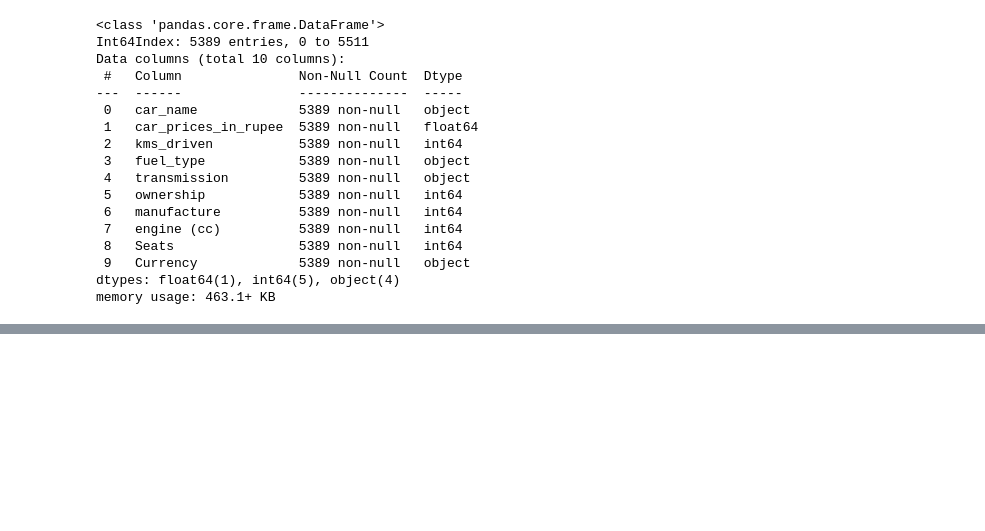
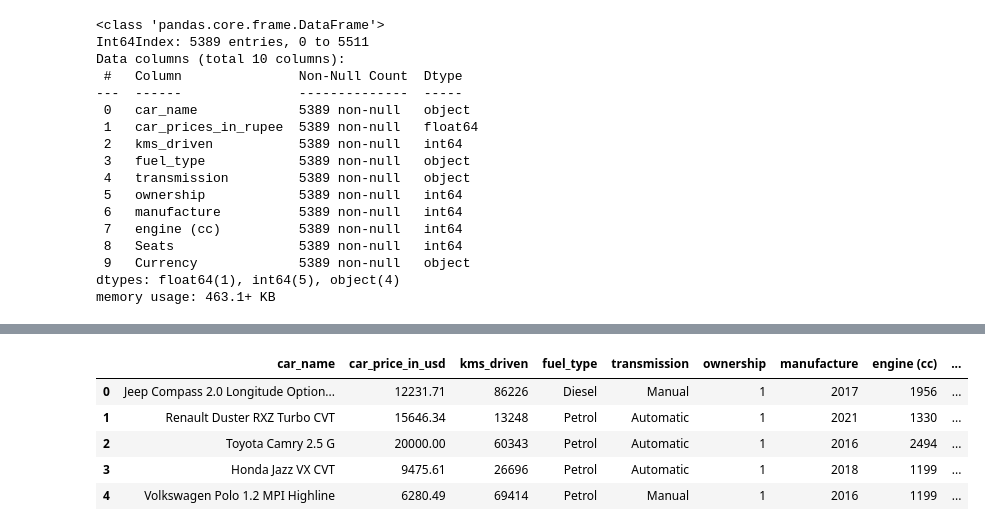
Before and after one commit to CenzOh/Python_Data_Science, a Jupyter notebook: Week-13-Presentations/Neural_Network/Neural_Network.ipynb, the cells around one changed output, grey strips where cells are left out. Drawn from its saved outputs; the diff is of its cells as text; code cells hidden in the pictures; blank space fills up the shorter version.

```diff
--- a/Week-13-Presentations/Neural_Network/Neural_Network.ipynb
+++ b/Week-13-Presentations/Neural_Network/Neural_Network.ipynb
@@ -266,0 +280,15 @@ df
+# %%
+# lets also remove the extra decimal places in car price, lets make it 12231.70
+df['car_price_in_usd'] = df['car_price_in_usd'].round(decimals = 2)
+
+#
+# df['car_price_in_usd'] = round(df['car_price_in_usd'], 2)
+
+df.head()
+# %% [output]
+|  | car_name | car_price_in_usd | kms_driven | fuel_type | transmission | ownership | manufacture | engine (cc) | ... |
+| 0 | Jeep Compass 2.0 Longitude Option... | 12231.71 | 86226 | Diesel | Manual | 1 | 2017 | 1956 | ... |
+| 1 | Renault Duster RXZ Turbo CVT | 15646.34 | 13248 | Petrol | Automatic | 1 | 2021 | 1330 | ... |
+| 2 | Toyota Camry 2.5 G | 20000.00 | 60343 | Petrol | Automatic | 1 | 2016 | 2494 | ... |
+| 3 | Honda Jazz VX CVT | 9475.61 | 26696 | Petrol | Automatic | 1 | 2018 | 1199 | ... |
+| 4 | Volkswagen Polo 1.2 MPI Highline | 6280.49 | 69414 | Petrol | Manual | 1 | 2016 | 1199 | ... |
```
Also changed, not shown: parts of 8 cells of this notebook.
